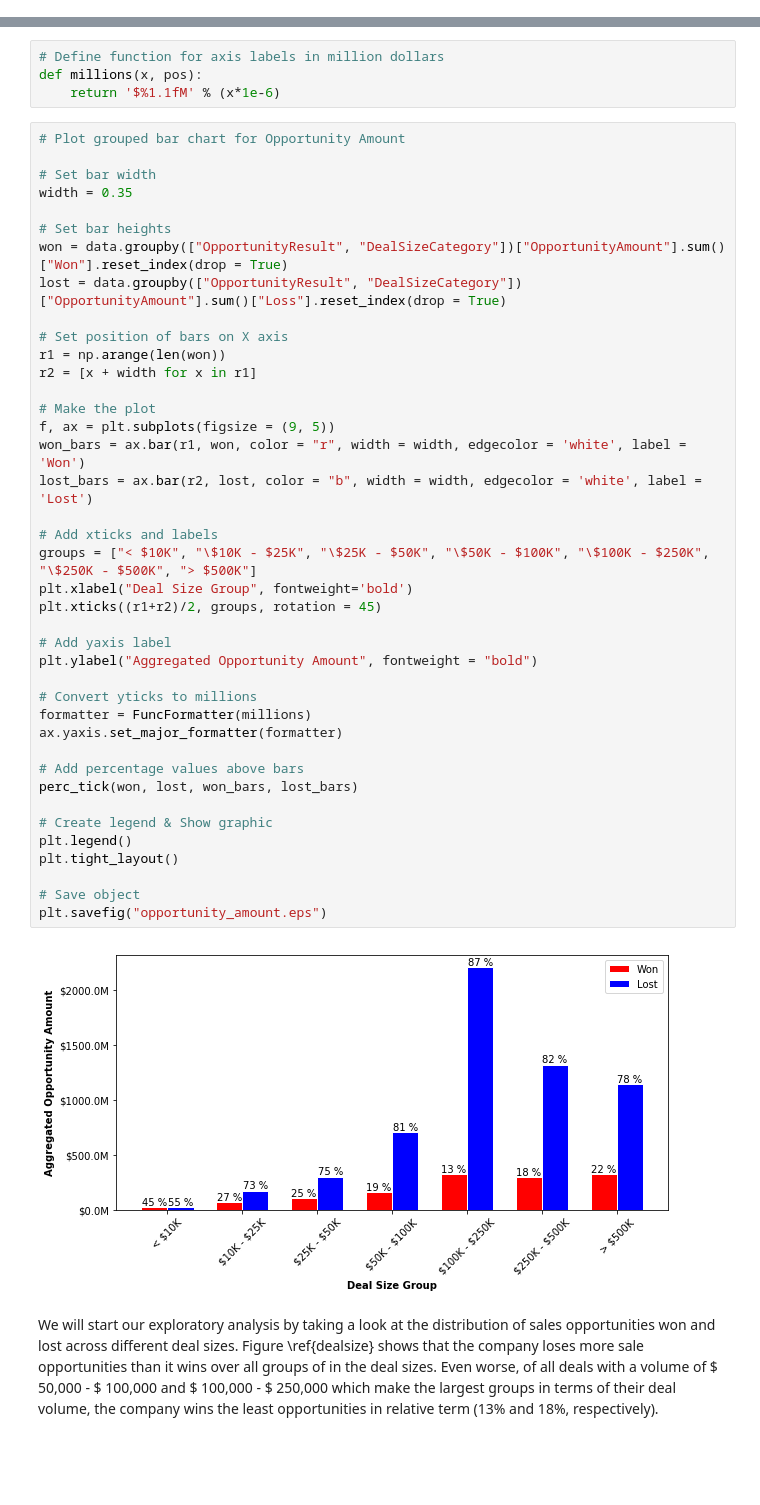
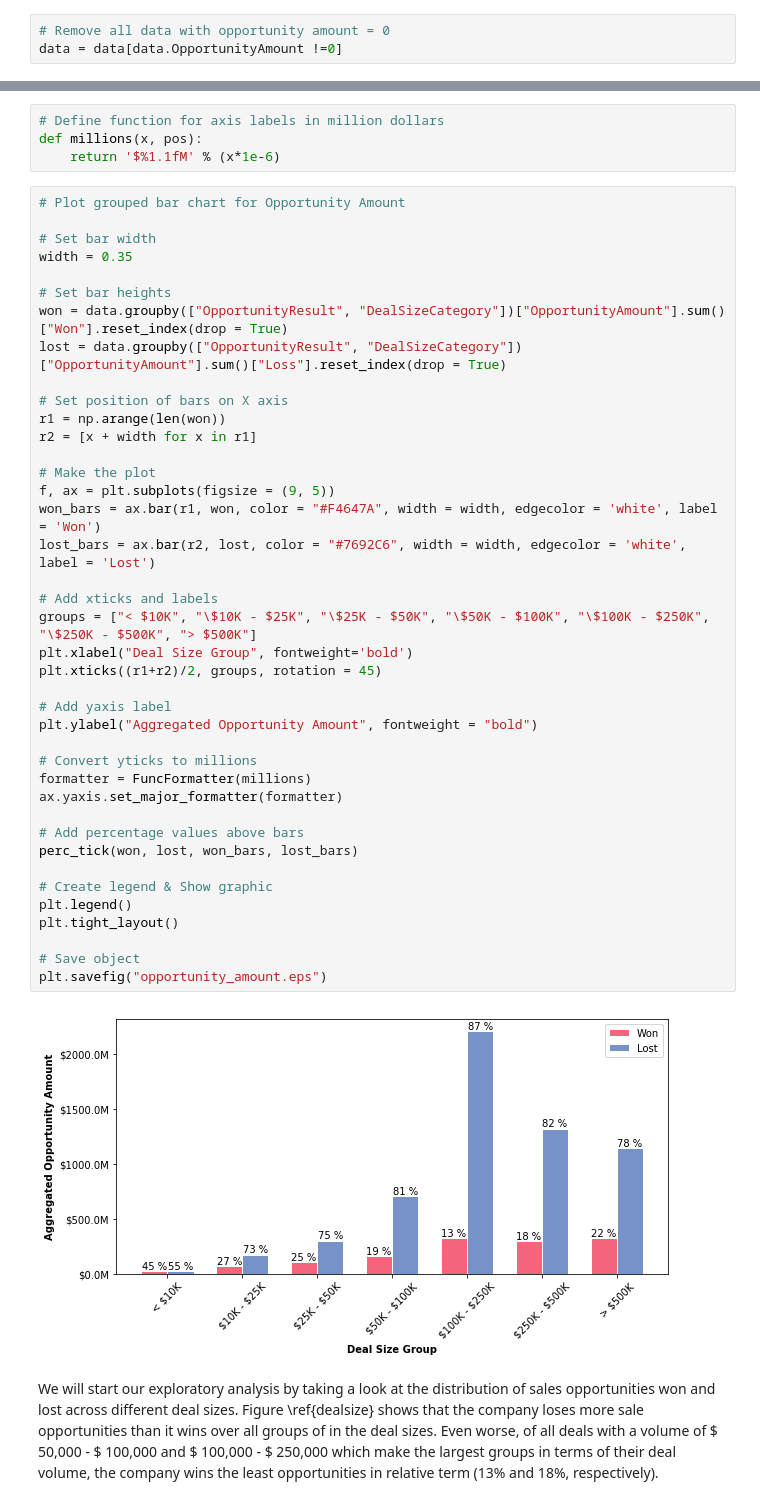
Before and after one commit to aspen8400/DS-GA-1001-proj, a Jupyter notebook: Exploratory analysis_v2.ipynb, the cells around one changed output, grey strips where cells are left out. Saved outputs shown, nothing was run; the diff lists cells and outputs as text; blank space fills up the shorter version.

Commit message:
Final data organizing

```diff
--- a/Exploratory analysis_v2.ipynb
+++ b/Exploratory analysis_v2.ipynb
@@ -57,6 +57,9 @@ data.head()
 | 1674737 | Motorcycle Parts | Performance & Non-auto | Pacific | Reseller | 24 | Won | ... |
 | 1675224 | Shelters & RV | Performance & Non-auto | Midwest | Reseller | 16 | Loss | ... |
 | 1689785 | Exterior Accessories | Car Accessories | Pacific | Reseller | 69 | Loss | ... |
+# %%
+# Remove all data with opportunity amount = 0
+data = data[data.OpportunityAmount !=0]
 # %% [markdown]
 ### Some Univarate Plots
 # %% [markdown]
@@ -132,36 +135,36 @@ lost = data.groupby(["OpportunityResult", "DealSizeCategory"])["OpportunityAmoun
 
 # Set position of bars on X axis
 r1 = np.arange(len(won))
 r2 = [x + width for x in r1]
 
 # Make the plot
 f, ax = plt.subplots(figsize = (9, 5))
-won_bars = ax.bar(r1, won, color = "r", width = width, edgecolor = 'white', label = 'Won')
-lost_bars = ax.bar(r2, lost, color = "b", width = width, edgecolor = 'white', label = 'Lost')
+won_bars = ax.bar(r1, won, color = "#F4647A", width = width, edgecolor = 'white', label = 'Won')
+lost_bars = ax.bar(r2, lost, color = "#7692C6", width = width, edgecolor = 'white', label = 'Lost')
 
 # Add xticks and labels
 groups = ["< $10K", "\$10K - $25K", "\$25K - $50K", "\$50K - $100K", "\$100K - $250K", "\$250K - $500K", "> $500K"]
 plt.xlabel("Deal Size Group", fontweight='bold')
 plt.xticks((r1+r2)/2, groups, rotation = 45)
 
 # Add yaxis label
 plt.ylabel("Aggregated Opportunity Amount", fontweight = "bold")
 
 # Convert yticks to millions
 formatter = FuncFormatter(millions)
 ax.yaxis.set_major_formatter(formatter)
 
 # Add percentage values above bars
 perc_tick(won, lost, won_bars, lost_bars)
 
 # Create legend & Show graphic
 plt.legend()
 plt.tight_layout()
 
 # Save object
 plt.savefig("opportunity_amount.eps")
 # %% [output]
-[figure, old version]
+[figure, new version]
 # %% [markdown]
 We will start our exploratory analysis by taking a look at the distribution of sales opportunities won and lost across different deal sizes. Figure \ref{dealsize} shows that the company loses more sale opportunities than it wins over all groups of in the deal sizes. Even worse, of all deals with a volume of \$ 50,000 - $ 100,000 and \$ 100,000 - \$ 250,000 which make the largest groups in terms of their deal volume, the company wins the least opportunities in relative term (13\% and 18\%, respectively).
 # %% [markdown]
```
Also changed, not shown: parts of 2 cells of this notebook, 19 other files.
